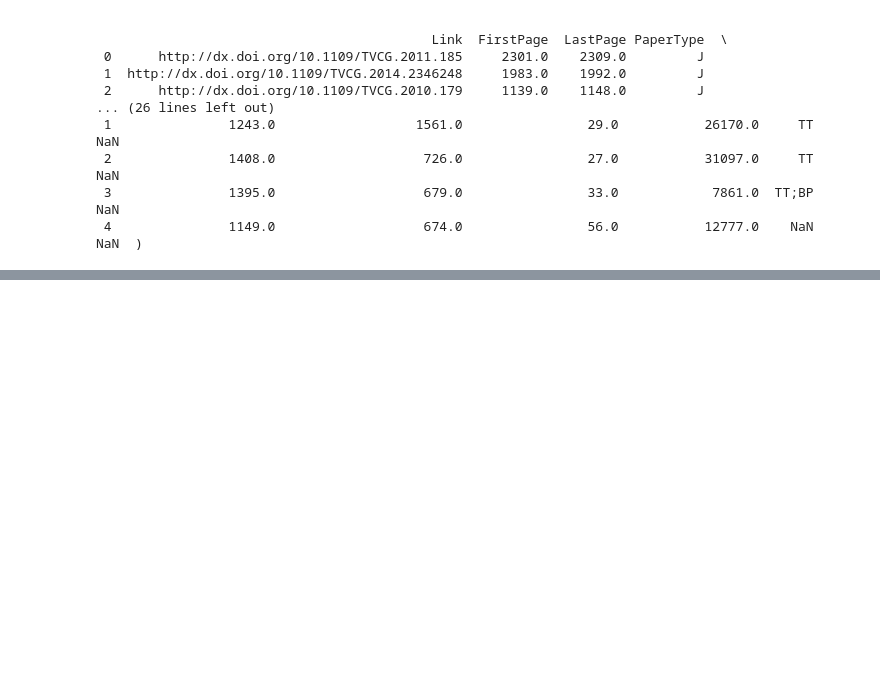
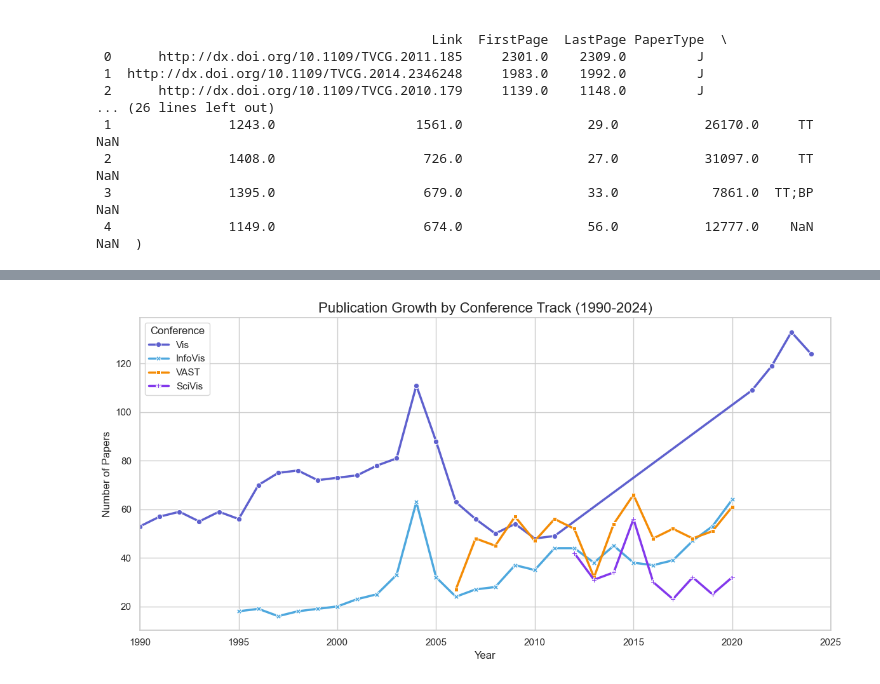
Before and after one commit to inkeaton/DV, a Jupyter notebook: common/data_analysis/eda.ipynb, the cells around one changed output, grey strips where cells are left out. Drawn from its saved outputs; the diff is of its cells as text; code cells hidden in the pictures; blank space fills up the shorter version.

```diff
--- a/common/data_analysis/eda.ipynb
+++ b/common/data_analysis/eda.ipynb
@@ -964,0 +179,34 @@ Possible next steps:
+# %%
+target_confs = ['Vis', 'InfoVis', 'VAST', 'SciVis']
+palette={'Vis': '#5E60CE', 'InfoVis': '#4EA8DE', 'VAST': '#F48C06', 'SciVis': '#8338EC'}
+df_filtered = df_clean[df_clean['Conference'].isin(target_confs)]
+
+
+df_yearly = df_filtered.groupby(['Year', 'Conference']).size().reset_index(name='Count')
+
+plt.figure(figsize=(12, 6))
+sns.set_theme(style="whitegrid")
+
+sns.lineplot(
+    data=df_yearly,
+    x='Year',
+    y='Count',
+    hue='Conference',
+    style='Conference',
+    markers=True,
+    dashes=False,
+    palette=palette,
+    linewidth=2.5
+)
+
+plt.title('Publication Growth by Conference Track (1990-2024)', fontsize=16)
+plt.xlabel('Year', fontsize=12)
+plt.ylabel('Number of Papers', fontsize=12)
+plt.legend(title='Conference')
+plt.xlim(1990, 2025)
+
+# Show Plot
+plt.tight_layout()
+plt.show()
+# %% [output]
+[figure, added]
```
Also changed, not shown: parts of 74 cells of this notebook, 1 other file.
